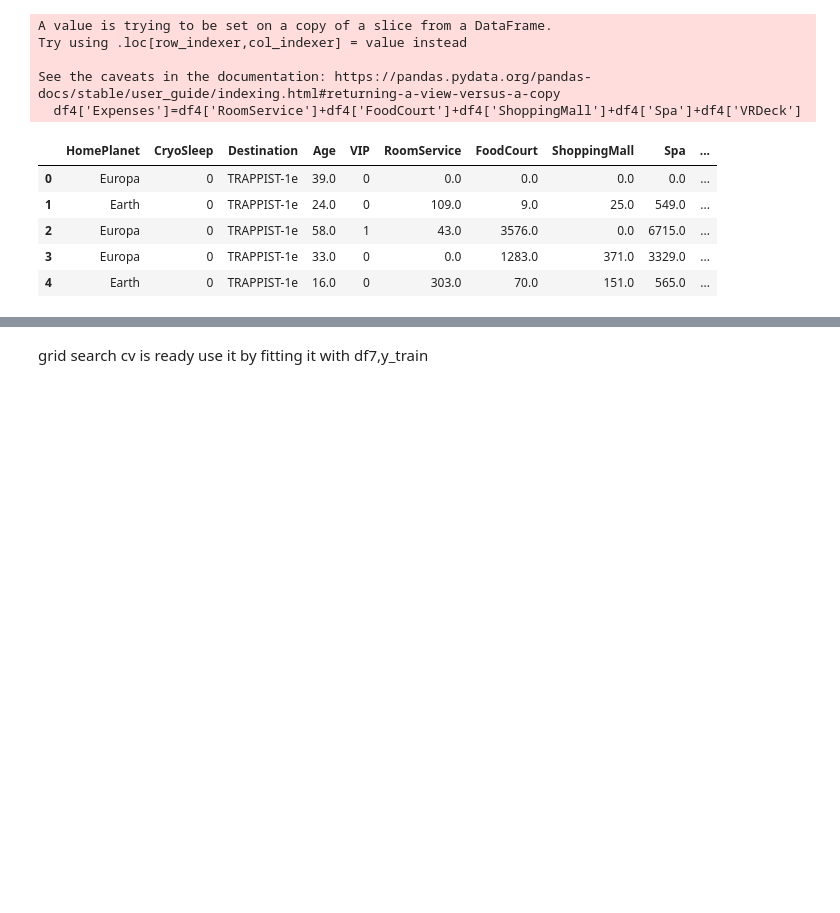
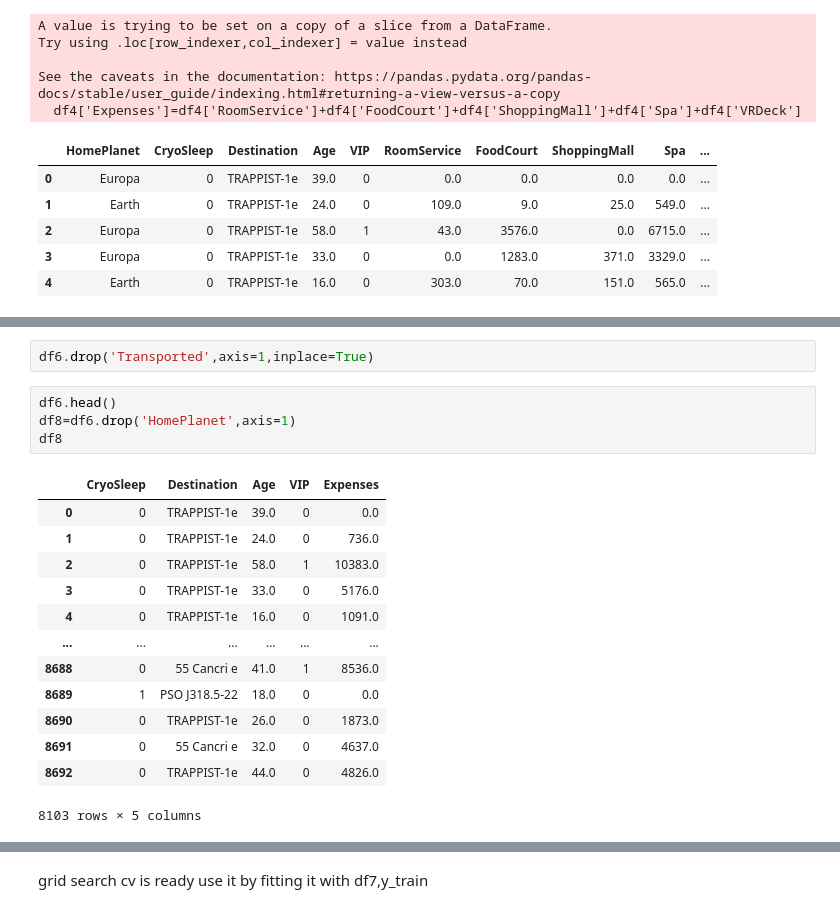
Before and after one commit to 37nomad/Spaceship-titanic, a Jupyter notebook: analysis.ipynb, the cells around one changed output, grey strips where cells are left out. Drawn from its saved outputs; the diff is of its cells as text; blank space fills up the shorter version.

```diff
--- a/analysis.ipynb
+++ b/analysis.ipynb
@@ -367,3 +405,23 @@ df6.head()
+# %%
+df6.drop('Transported',axis=1,inplace=True)
+# %%
+df6.head()
+df8=df6.drop('HomePlanet',axis=1)
+df8
+# %% [output]
+|  | CryoSleep | Destination | Age | VIP | Expenses |
+| 0 | 0 | TRAPPIST-1e | 39.0 | 0 | 0.0 |
+| 1 | 0 | TRAPPIST-1e | 24.0 | 0 | 736.0 |
+| 2 | 0 | TRAPPIST-1e | 58.0 | 1 | 10383.0 |
+| 3 | 0 | TRAPPIST-1e | 33.0 | 0 | 5176.0 |
+| 4 | 0 | TRAPPIST-1e | 16.0 | 0 | 1091.0 |
+| ... | ... | ... | ... | ... | ... |
+| 8688 | 0 | 55 Cancri e | 41.0 | 1 | 8536.0 |
+| 8689 | 1 | PSO J318.5-22 | 18.0 | 0 | 0.0 |
+| 8690 | 0 | TRAPPIST-1e | 26.0 | 0 | 1873.0 |
+| 8691 | 0 | 55 Cancri e | 32.0 | 0 | 4637.0 |
+| 8692 | 0 | TRAPPIST-1e | 44.0 | 0 | 4826.0 |
+8103 rows × 5 columns
 # %%
 from sklearn.compose import ColumnTransformer
 from sklearn.preprocessing import StandardScaler,OneHotEncoder
```
Also changed, not shown: parts of 28 cells of this notebook, 1 other file.
